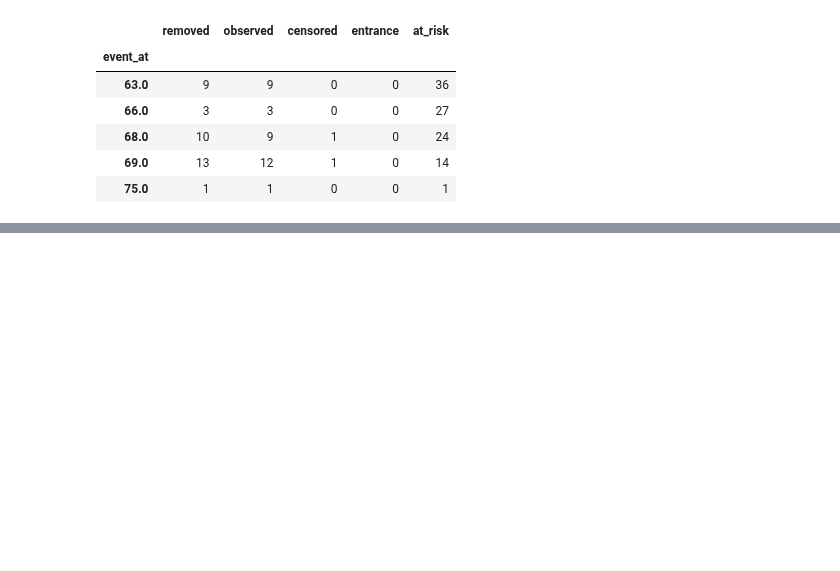
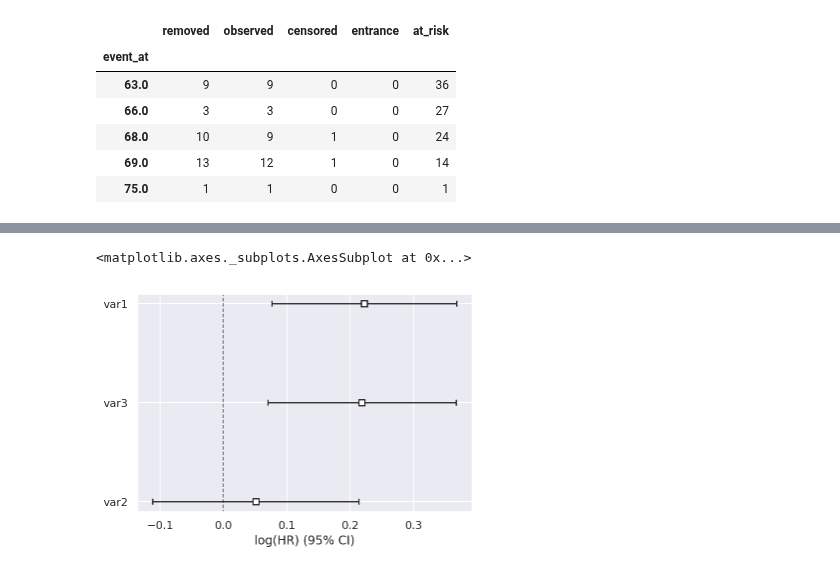
Before and after one commit to masakiaota/study, a Jupyter notebook: tutorial/lifelines/01_quickstart.ipynb, the cells around one changed output, grey strips where cells are left out. Saved outputs shown, nothing was run; the diff lists cells and outputs as text; code cells hidden in the pictures; blank space fills up the shorter version.

Commit message:
end of lifelines' quick start

```diff
--- a/tutorial/lifelines/01_quickstart.ipynb
+++ b/tutorial/lifelines/01_quickstart.ipynb
@@ -186,0 +173,5 @@ table.tail()
+# %%
+from lifelines.datasets import load_regression_dataset
+regression_dataset = load_regression_dataset()
+
+regression_dataset.head()
@@ -186,0 +185,7 @@ table.tail()
+# %%
+from lifelines import CoxPHFitter
+
+# Using Cox Proportional Hazards model
+cph = CoxPHFitter()
+cph.fit(regression_dataset, 'T', event_col='E')
+cph.print_summary() #R っぽすぎる😂 #線形モデルっぽい
@@ -186,0 +206,5 @@ table.tail()
+# %%
+cph.plot()
+# %% [output]
+<matplotlib.axes._subplots.AxesSubplot at 0x...>
+[figure, added]
```
Also changed, not shown: parts of 11 cells of this notebook.
